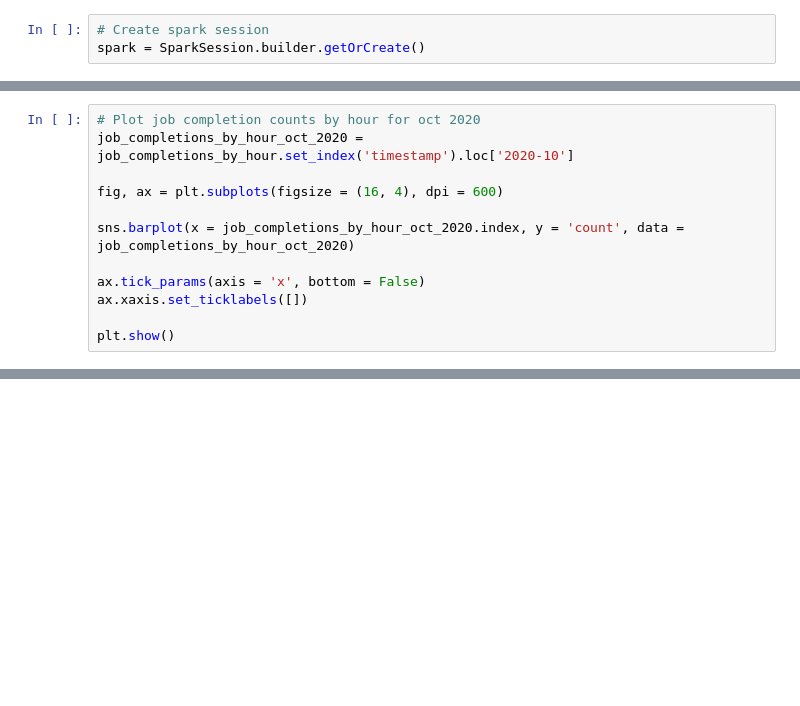
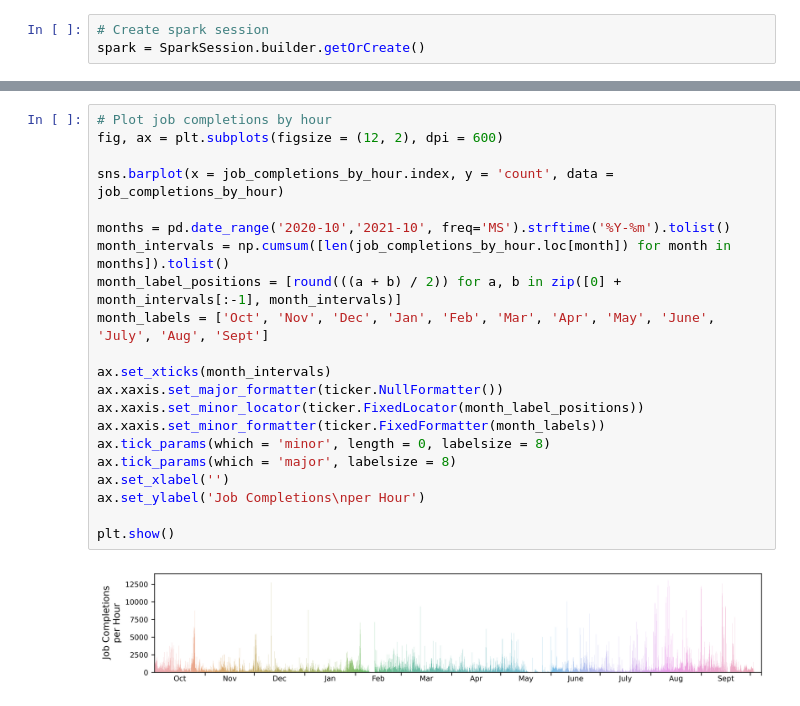
Before and after one commit to jrioross/accre-data-nerds, a Jupyter notebook: notebooks/rohit_accre_nb.ipynb, the cells around one changed output, grey strips where cells are left out. Drawn from its saved outputs; the diff is of its cells as text; blank space fills up the shorter version.

Commit message:
Perform some crosstabs and generate some plots

```diff
--- a/notebooks/rohit_accre_nb.ipynb
+++ b/notebooks/rohit_accre_nb.ipynb
@@ -123,12 +198,0 @@ plt.show()
-# %%
-# Plot job completion counts by hour for oct 2020
-job_completions_by_hour_oct_2020 = job_completions_by_hour.set_index('timestamp').loc['2020-10']
-
-fig, ax = plt.subplots(figsize = (16, 4), dpi = 600)
-
-sns.barplot(x = job_completions_by_hour_oct_2020.index, y = 'count', data = job_completions_by_hour_oct_2020)
-
-ax.tick_params(axis = 'x', bottom = False)
-ax.xaxis.set_ticklabels([])
-
-plt.show()
@@ -199,0 +208,23 @@ ce6_unresponsive = (ce6_log
+# %%
+# Plot job completions by hour
+fig, ax = plt.subplots(figsize = (12, 2), dpi = 600)
+
+sns.barplot(x = job_completions_by_hour.index, y = 'count', data = job_completions_by_hour)
+
+months = pd.date_range('2020-10','2021-10', freq='MS').strftime('%Y-%m').tolist()
+month_intervals = np.cumsum([len(job_completions_by_hour.loc[month]) for month in months]).tolist()
+month_label_positions = [round(((a + b) / 2)) for a, b in zip([0] + month_intervals[:-1], month_intervals)]
+month_labels = ['Oct', 'Nov', 'Dec', 'Jan', 'Feb', 'Mar', 'Apr', 'May', 'June', 'July', 'Aug', 'Sept']
+
+ax.set_xticks(month_intervals)
+ax.xaxis.set_major_formatter(ticker.NullFormatter())
+ax.xaxis.set_minor_locator(ticker.FixedLocator(month_label_positions))
+ax.xaxis.set_minor_formatter(ticker.FixedFormatter(month_labels))
+ax.tick_params(which = 'minor', length = 0, labelsize = 8)
+ax.tick_params(which = 'major', labelsize = 8)
+ax.set_xlabel('')
+ax.set_ylabel('Job Completions\nper Hour')
+
+plt.show()
+# %% [output]
+[figure, added]
```
Also changed, not shown: parts of 31 cells of this notebook.
